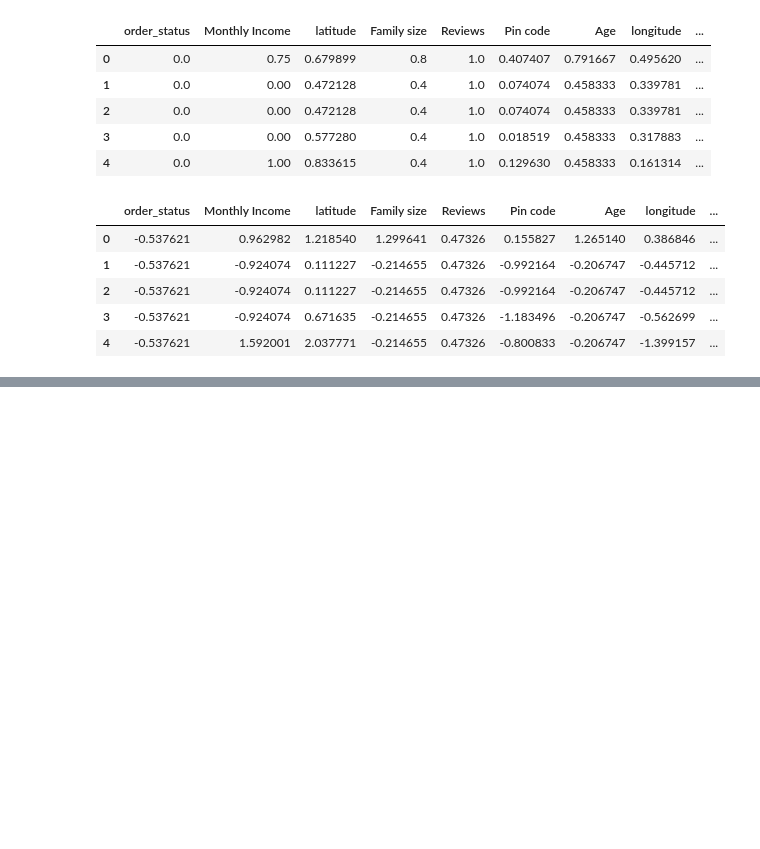
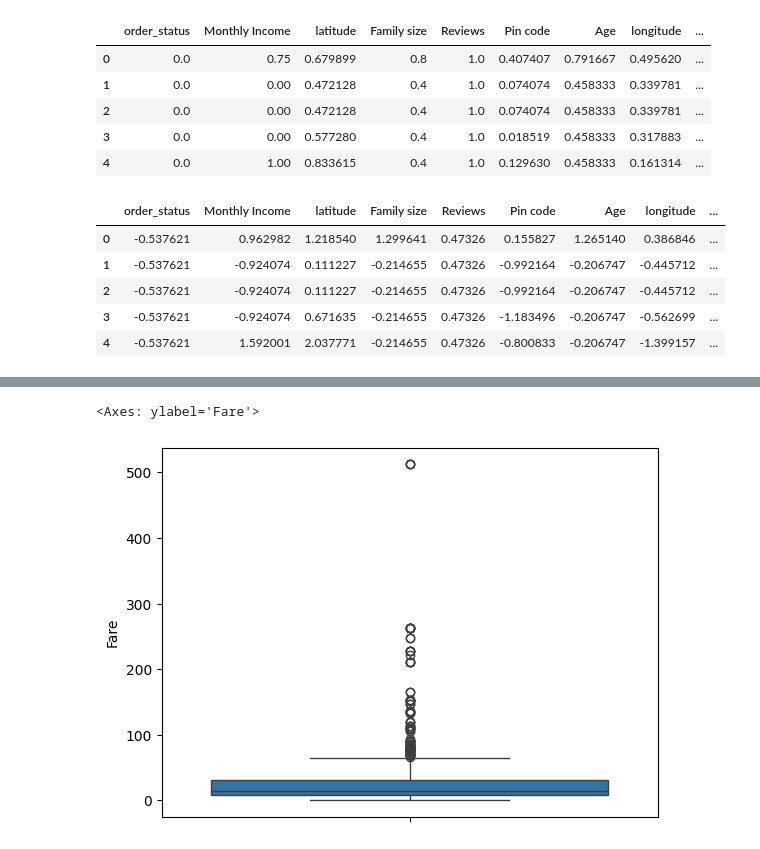
Before and after one commit to Kanha-kn/nits_git_notes, a Jupyter notebook: eda.ipynb, the cells around one changed output, grey strips where cells are left out. Drawn from its saved outputs; the diff is of its cells as text; code cells hidden in the pictures; blank space fills up the shorter version.

```diff
--- a/eda.ipynb
+++ b/eda.ipynb
@@ -478,0 +583,5 @@ new_df_standaridzed.head()
+# %%
+sns.boxplot(df_mean['Fare'])
+# %% [output]
+<Axes: ylabel='Fare'>
+[figure, added]
```
Also changed, not shown: parts of 36 cells of this notebook.
